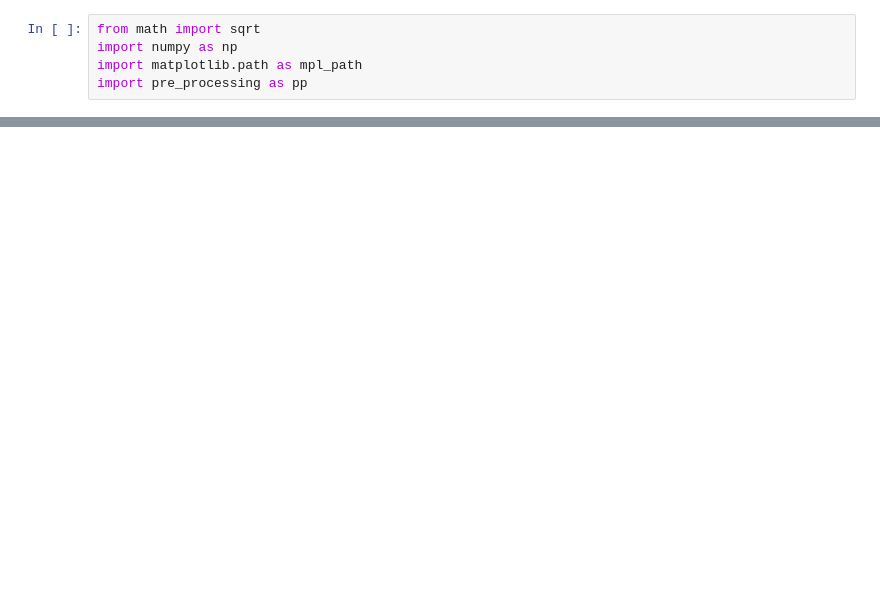
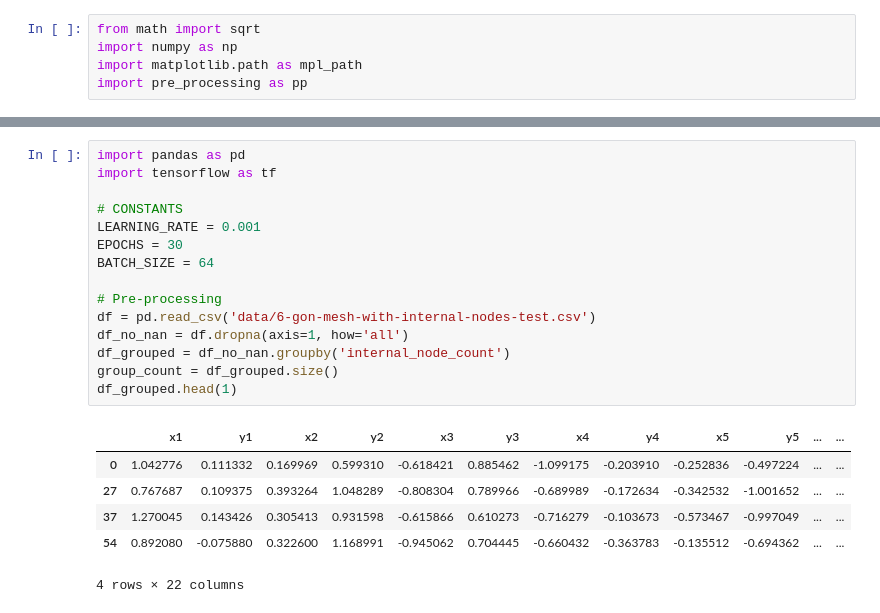
Before and after one commit to Siljekka/GrasshopperMeshAI, a Jupyter notebook: MeshPoints/MachineLearning/nn2.ipynb, the cells around one changed output, grey strips where cells are left out. Cells and saved outputs as stored; diff of their text form; blank space fills up the shorter version.

Commit message:
wip: transform data to usable form

```diff
--- a/MeshPoints/MachineLearning/nn2.ipynb
+++ b/MeshPoints/MachineLearning/nn2.ipynb
@@ -108,0 +131,22 @@ BATCH_SIZE = 64
+# %%
+import pandas as pd
+import tensorflow as tf
+
+# CONSTANTS
+LEARNING_RATE = 0.001
+EPOCHS = 30
+BATCH_SIZE = 64
+
+# Pre-processing
+df = pd.read_csv('data/6-gon-mesh-with-internal-nodes-test.csv')
+df_no_nan = df.dropna(axis=1, how='all')
+df_grouped = df_no_nan.groupby('internal_node_count')
+group_count = df_grouped.size()
+df_grouped.head(1)
+# %% [output]
+|  | x1 | y1 | x2 | y2 | x3 | y3 | x4 | y4 | x5 | y5 | ... | ... |
+| 0 | 1.042776 | 0.111332 | 0.169969 | 0.599310 | -0.618421 | 0.885462 | -1.099175 | -0.203910 | -0.252836 | -0.497224 | ... | ... |
+| 27 | 0.767687 | 0.109375 | 0.393264 | 1.048289 | -0.808304 | 0.789966 | -0.689989 | -0.172634 | -0.342532 | -1.001652 | ... | ... |
+| 37 | 1.270045 | 0.143426 | 0.305413 | 0.931598 | -0.615866 | 0.610273 | -0.716279 | -0.103673 | -0.573467 | -0.997049 | ... | ... |
+| 54 | 0.892080 | -0.075880 | 0.322600 | 1.168991 | -0.945062 | 0.704445 | -0.660432 | -0.363783 | -0.135512 | -0.694362 | ... | ... |
+4 rows × 22 columns
```
Also changed, not shown: parts of 4 cells of this notebook, 1 other file.
